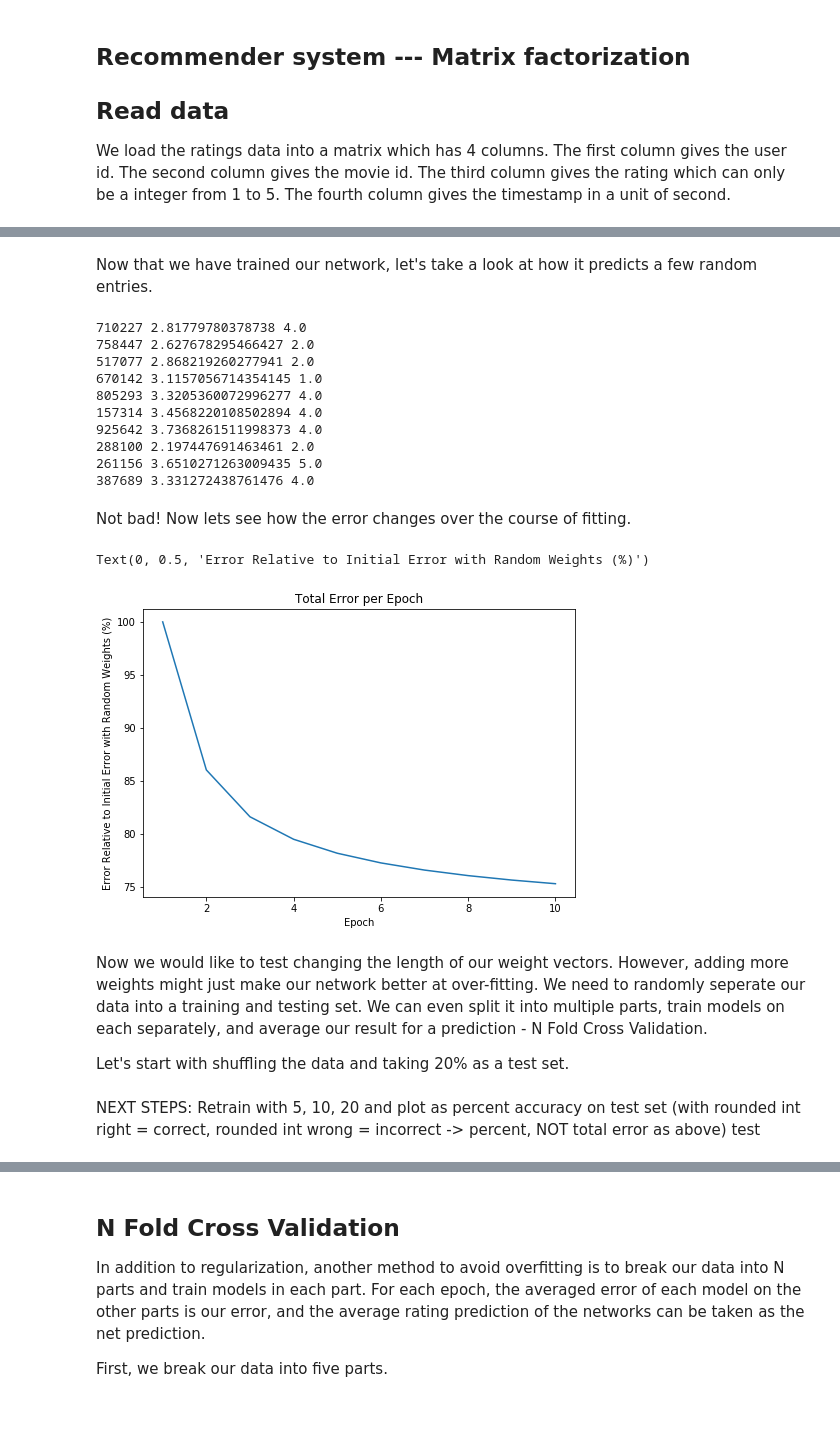
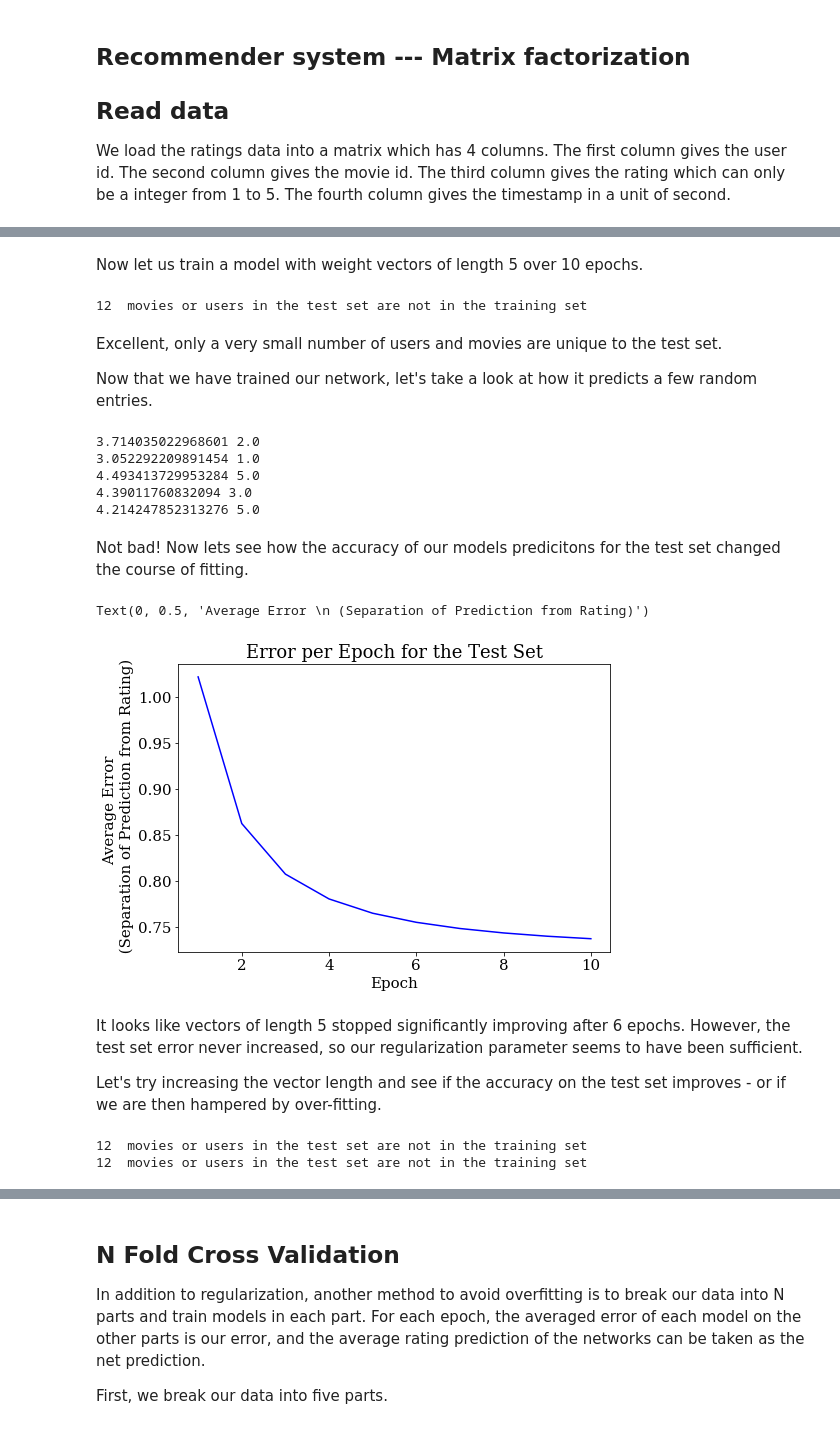
Before and after one commit to MengYao-astro/AIDM_1, a Jupyter notebook: Matrix_factorization .ipynb, the cells around one changed output, grey strips where cells are left out. Drawn from its saved outputs; the diff is of its cells as text; code cells hidden in the pictures.

```diff
--- a/Matrix_factorization .ipynb
+++ b/Matrix_factorization .ipynb
@@ -6,6 +6,6 @@
 We load the ratings data into a matrix which has 4 columns. The first column gives the user id. The second column gives the movie id. The third column gives the rating which can only be a integer from 1 to 5. The fourth column gives the timestamp in a unit of second.
 # %%
 import numpy as np
-data_all = np.genfromtxt('ml-1m/ratings.dat', delimiter= '::')
+data_origin = np.genfromtxt('ml-1m/ratings.dat', delimiter= '::')
 # %% [markdown]
 ## Gradient descent
@@ -12,0 +15,5 @@ Next we create a list containing the unique user and movie ids, as well as a vec
+# %%
+data_copy = np.copy(data_origin)
+np.random.shuffle(data_copy) # Note this only shuffles row order, individual user/movie/rate entries are the same
+test_set = data_copy[0:int(len(data_copy)/10)]
+training_set = data_copy[int(len(data_copy)/10):len(data_copy)-1]
@@ -63,33 +107,37 @@ def training(data, length, lrate, lamb, Iterations):
+# %% [markdown]
+Now let us train a model with weight vectors of length 5 over 10 epochs.
+# %%
+weights, learning_rate, regularization, epochs = 5, 0.001, 0.01, 10
+users, user_weights, movies, movie_weights, avg_error = training(training_set, test_set, weights, learning_rate, regularization, epochs)
+# %% [output]
+12  movies or users in the test set are not in the training set
 # %% [markdown]
+Excellent, only a very small number of users and movies are unique to the test set.
+
 Now that we have trained our network, let's take a look at how it predicts a few random entries.
 # %%
-for i in np.random.randint(len(data), size=10):
-    print(i, np.dot(user_vector[int(user_locator[i])],movie_vector[int(movie_locator[i])]), data[i,2], )
+for i in np.random.randint(len(training_set), size=5):
+    print(np.dot(user_weights[int(np.where(users==training_set[i,0])[0][0])],
+                 movie_weights[int(np.where(movies==training_set[i,1])[0][0])]), training_set[i,2])
 # %% [output]
-710227 2.81779780378738 4.0
-758447 2.627678295466427 2.0
-517077 2.868219260277941 2.0
-670142 3.1157056714354145 1.0
-805293 3.3205360072996277 4.0
-157314 3.4568220108502894 4.0
-925642 3.7368261511998373 4.0
-288100 2.197447691463461 2.0
-261156 3.6510271263009435 5.0
-387689 3.331272438761476 4.0
+3.714035022968601 2.0
+3.052292209891454 1.0
+4.493413729953284 5.0
+4.39011760832094 3.0
+4.214247852313276 5.0
 # %% [markdown]
-Not bad! Now lets see how the error changes over the course of fitting.
+Not bad! Now lets see how the accuracy of our models predicitons for the test set changed the course of fitting.
 # %%
 import matplotlib.pyplot as plt
+from matplotlib import rcParams
+rcParams['font.family'] = 'serif'
+rcParams['font.size'] = 15
 fig=plt.figure()
 ax=fig.add_axes([0,0,1,1])
-ax.plot(range(1, iterations+1), 100*total_error/total_error[0])
-ax.set_title('Total Error per Epoch')
+test, = ax.plot(range(1, epochs+1), avg_error, color = 'blue')
+ax.set_title('Error per Epoch for the Test Set')
 ax.set_xlabel('Epoch')
-ax.set_ylabel('Error Relative to Initial Error with Random Weights (%)')
+ax.set_ylabel('Average Error \n (Separation of Prediction from Rating)')
 # %% [output]
-Text(0, 0.5, 'Error Relative to Initial Error with Random Weights (%)')
+Text(0, 0.5, 'Average Error \n (Separation of Prediction from Rating)')
-[figure, old version]
+[figure, new version]
-# %% [markdown]
-Now we would like to test changing the length of our weight vectors. However, adding more weights might just make our network better at over-fitting. We need to randomly seperate our data into a training and testing set. We can even split it into multiple parts, train models on each separately, and average our result for a prediction - N Fold Cross Validation.
-
-Let's start with shuffling the data and taking 20% as a test set.
@@ -101,2 +144,12 @@ training_set = new_data[int(len(new_data)/5):len(new_data)-1]
-# %% [markdown]
-NEXT STEPS: Retrain with 5, 10, 20 and plot as percent accuracy on test set (with rounded int right = correct, rounded int wrong = incorrect -> percent, NOT total error as above) test
+# %% [markdown]
+It looks like vectors of length 5 stopped significantly improving after 6 epochs. However, the test set error never increased, so our regularization parameter seems to have been sufficient.
+
+Let's try increasing the vector length and see if the accuracy on the test set improves - or if we are then hampered by over-fitting.
+# %%
+weights = 10
+usr10, usr_wt10, mv10, mv_wt10, err10 = training(training_set, test_set, weights, learning_rate, regularization, epochs)
+weights = 20
+usr20, usr_wt20, mv20, mv_wt20, err20 = training(training_set, test_set, weights, learning_rate, regularization, epochs)
+# %% [output]
+12  movies or users in the test set are not in the training set
+12  movies or users in the test set are not in the training set
```
Also changed, not shown: parts of 9 cells of this notebook.
